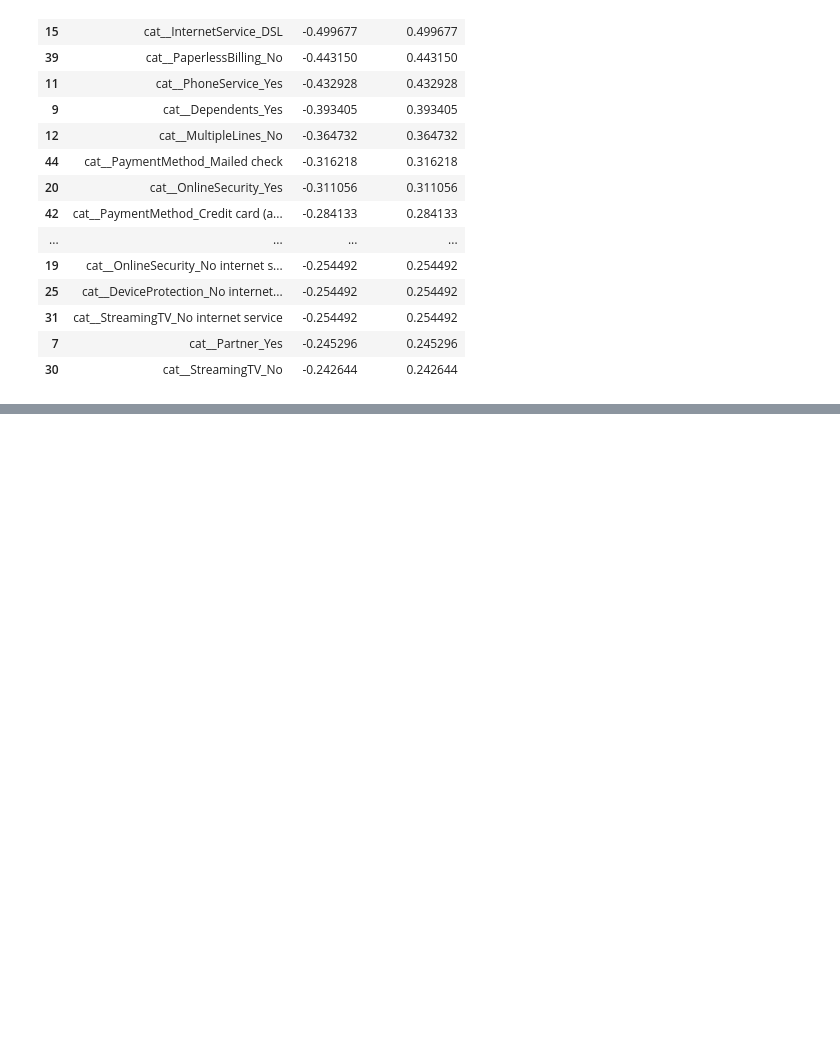
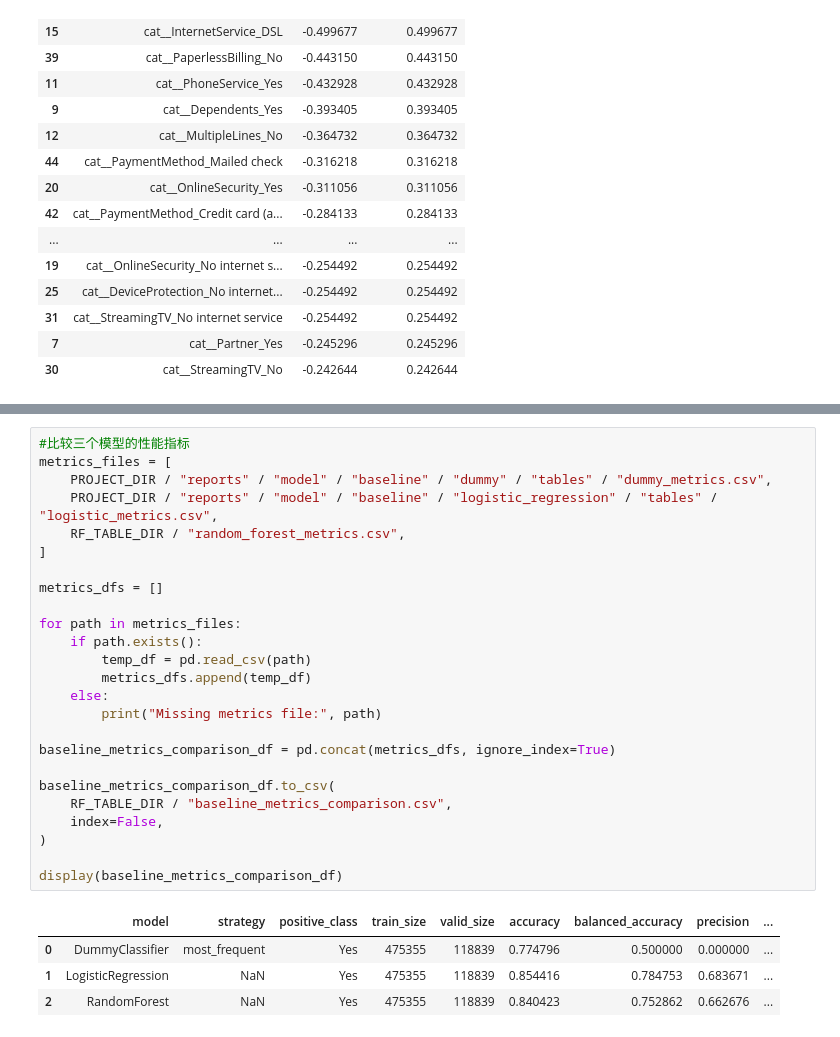
Before and after one commit to pcx-xust/kaggle-customer-churn-prediction, a Jupyter notebook: notebook/02_baseline_model.ipynb, the cells around one changed output, grey strips where cells are left out. Saved outputs shown, nothing was run; the diff lists cells and outputs as text; blank space fills up the shorter version.

```diff
--- a/notebook/02_baseline_model.ipynb
+++ b/notebook/02_baseline_model.ipynb
@@ -585,0 +912,30 @@ Top negative coefficients:
+# %%
+#比较三个模型的性能指标
+metrics_files = [
+    PROJECT_DIR / "reports" / "model" / "baseline" / "dummy" / "tables" / "dummy_metrics.csv",
+    PROJECT_DIR / "reports" / "model" / "baseline" / "logistic_regression" / "tables" / "logistic_metrics.csv",
+    RF_TABLE_DIR / "random_forest_metrics.csv",
+]
+
+metrics_dfs = []
+
+for path in metrics_files:
+    if path.exists():
+        temp_df = pd.read_csv(path)
+        metrics_dfs.append(temp_df)
+    else:
+        print("Missing metrics file:", path)
+
+baseline_metrics_comparison_df = pd.concat(metrics_dfs, ignore_index=True)
+
+baseline_metrics_comparison_df.to_csv(
+    RF_TABLE_DIR / "baseline_metrics_comparison.csv",
+    index=False,
+)
+
+display(baseline_metrics_comparison_df)
+# %% [output]
+|  | model | strategy | positive_class | train_size | valid_size | accuracy | balanced_accuracy | precision | ... |
+| 0 | DummyClassifier | most_frequent | Yes | 475355 | 118839 | 0.774796 | 0.500000 | 0.000000 | ... |
+| 1 | LogisticRegression | NaN | Yes | 475355 | 118839 | 0.854416 | 0.784753 | 0.683671 | ... |
+| 2 | RandomForest | NaN | Yes | 475355 | 118839 | 0.840423 | 0.752862 | 0.662676 | ... |
```
Also changed, not shown: parts of 11 cells of this notebook, 7 other files.
